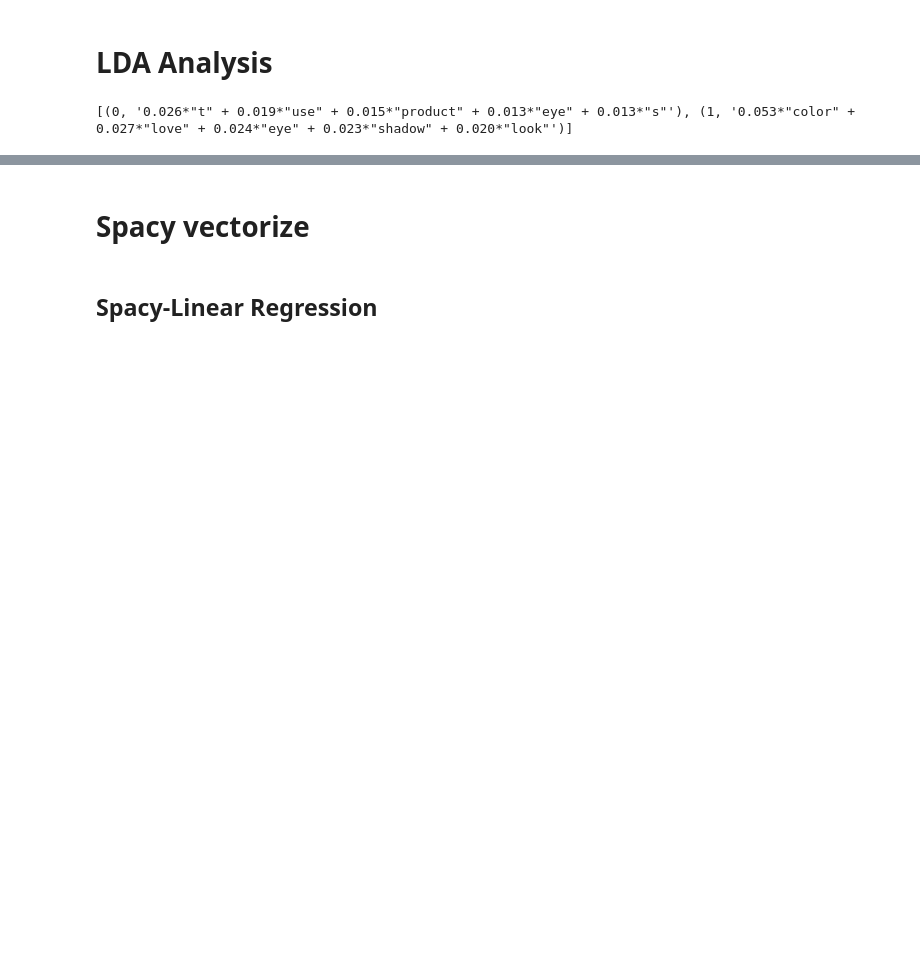
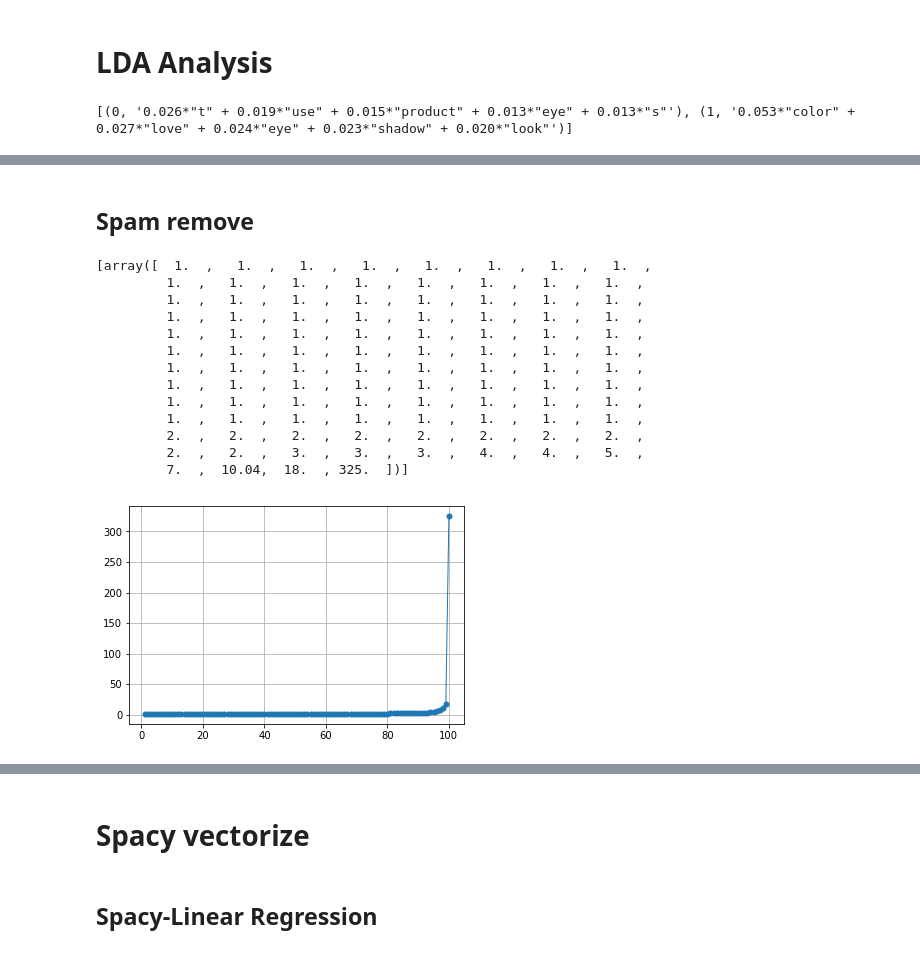
Before and after one commit to ChesterHsieh/CS579_Project, a Jupyter notebook: Twitter Scrape/Sentiment Analysis.ipynb, the cells around one changed output, grey strips where cells are left out. Drawn from its saved outputs; the diff is of its cells as text; code cells hidden in the pictures; blank space fills up the shorter version.

```diff
--- a/Twitter Scrape/Sentiment Analysis.ipynb
+++ b/Twitter Scrape/Sentiment Analysis.ipynb
@@ -225,0 +294,8 @@ sorted(top_coef_terms,key = lambda x: -x[1])
+# %%
+df_tcfs = pd.merge(df_tcfs,df_prod[['p_id','prod_quato']],how = 'left',left_on = 'keyword',right_on='prod_quato',left_index = True)
+# %%
+tfidf_train = tfidf.transform(df_tcfs.text)
+# %%
+pred = lr_regression.predict(tfidf_train)
+# %%
+df_tcfs['pred'] = pred
@@ -225,0 +342,26 @@ sorted(top_coef_terms,key = lambda x: -x[1])
+# %% [markdown]
+## Spam remove
+# %%
+import matplotlib.pyplot as plt
+review_overall_percentile = [np.percentile(df_tcfs.groupby('usernameTweet')['ID'].count(), list(range(1,101)))]
+print(review_overall_percentile)
+plt.plot(list(range(1,101)),review_overall_percentile[0], marker='o', linestyle='solid',
+linewidth=1, markersize=5)
+# plt.title('beer with reviews distribution')
+plt.grid()
+plt.show()
+# %% [output]
+[array([  1.  ,   1.  ,   1.  ,   1.  ,   1.  ,   1.  ,   1.  ,   1.  ,
+         1.  ,   1.  ,   1.  ,   1.  ,   1.  ,   1.  ,   1.  ,   1.  ,
+         1.  ,   1.  ,   1.  ,   1.  ,   1.  ,   1.  ,   1.  ,   1.  ,
+         1.  ,   1.  ,   1.  ,   1.  ,   1.  ,   1.  ,   1.  ,   1.  ,
+         1.  ,   1.  ,   1.  ,   1.  ,   1.  ,   1.  ,   1.  ,   1.  ,
+         1.  ,   1.  ,   1.  ,   1.  ,   1.  ,   1.  ,   1.  ,   1.  ,
+         1.  ,   1.  ,   1.  ,   1.  ,   1.  ,   1.  ,   1.  ,   1.  ,
+         1.  ,   1.  ,   1.  ,   1.  ,   1.  ,   1.  ,   1.  ,   1.  ,
+         1.  ,   1.  ,   1.  ,   1.  ,   1.  ,   1.  ,   1.  ,   1.  ,
+         1.  ,   1.  ,   1.  ,   1.  ,   1.  ,   1.  ,   1.  ,   1.  ,
+         2.  ,   2.  ,   2.  ,   2.  ,   2.  ,   2.  ,   2.  ,   2.  ,
+         2.  ,   2.  ,   3.  ,   3.  ,   3.  ,   4.  ,   4.  ,   5.  ,
+         7.  ,  10.04,  18.  , 325.  ])]
+[figure, added]
```
Also changed, not shown: parts of 62 cells of this notebook, 2 other files.
